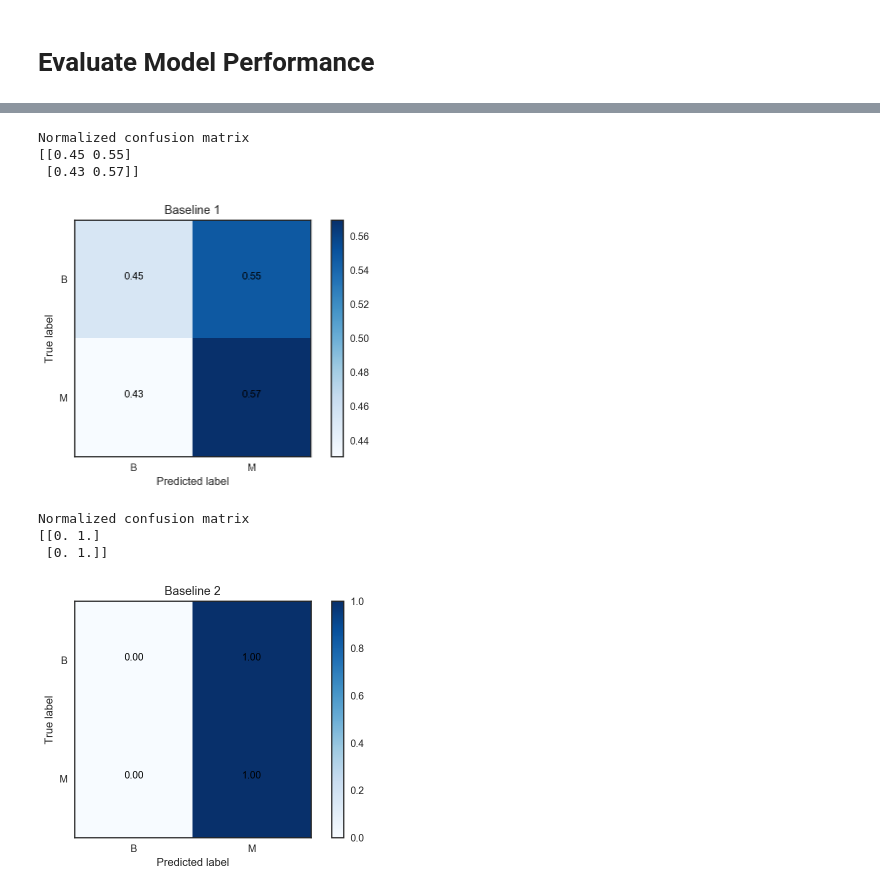
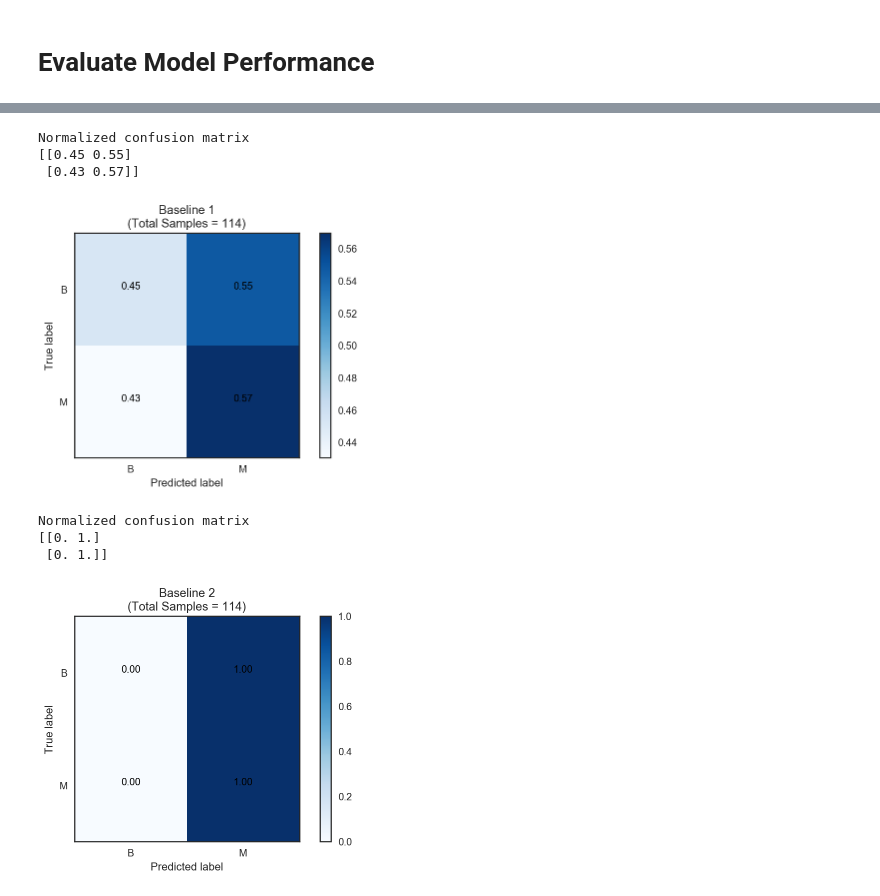
Before and after one commit to thampiman/msdn-digp-blog, a Jupyter notebook: measuring_model_goodness/Classification.ipynb, the cells around one changed output, grey strips where cells are left out. Drawn from its saved outputs; the diff is of its cells as text; code cells hidden in the pictures.

Commit message:
RF classifier + eval plots

```diff
--- a/measuring_model_goodness/Classification.ipynb
+++ b/measuring_model_goodness/Classification.ipynb
@@ -137,5 +203,14 @@ df_test['baseline_2'] = majority_class
+# %%
+y_test = best_model.predict(X_test)
+y_proba_test = best_model.predict_proba(X_test)
+# %%
+df_test['rf_cls'] = y_test
+df_test['rf_cls_proba'] = y_proba_test[:,1]
 # %% [markdown]
 # Evaluate Model Performance
+# %%
+def normalise_cm(cm):
+    return cm.astype('float') / cm.sum(axis=1)[:, np.newaxis]
 # %%
 def plot_confusion_matrix(cm, classes,
                           normalize=False,
@@ -146,7 +221,7 @@ def plot_confusion_matrix(cm, classes,
     Normalization can be applied by setting `normalize=True`.
     """
     if normalize:
-        cm = cm.astype('float') / cm.sum(axis=1)[:, np.newaxis]
+        cm = normalise_cm(cm)
         print("Normalized confusion matrix")
     else:
         print('Confusion matrix, without normalization')
@@ -180,14 +265,18 @@ b2_cm_norm = b2_cm / len(df_test)
 # %%
-plot_confusion_matrix(b1_cm, classes=['B', 'M'], title='Baseline 1', normalize=True)
+plot_confusion_matrix(b1_cm, classes=['B', 'M'],
+                      title=f'Baseline 1\n(Total Samples = {len(df_test)})',
+                      normalize=True)
 # %% [output]
 Normalized confusion matrix
 [[0.45 0.55]
  [0.43 0.57]]
-[figure, old version]
+[figure, new version]
 # %%
-plot_confusion_matrix(b2_cm, classes=['B', 'M'], title='Baseline 2', normalize=True)
+plot_confusion_matrix(b2_cm, classes=['B', 'M'],
+                      title=f'Baseline 2\n(Total Samples = {len(df_test)})',
+                      normalize=True)
 # %% [output]
 Normalized confusion matrix
 [[0. 1.]
  [0. 1.]]
-[figure, old version]
+[figure, new version]
```
Also changed, not shown: parts of 12 cells of this notebook.
